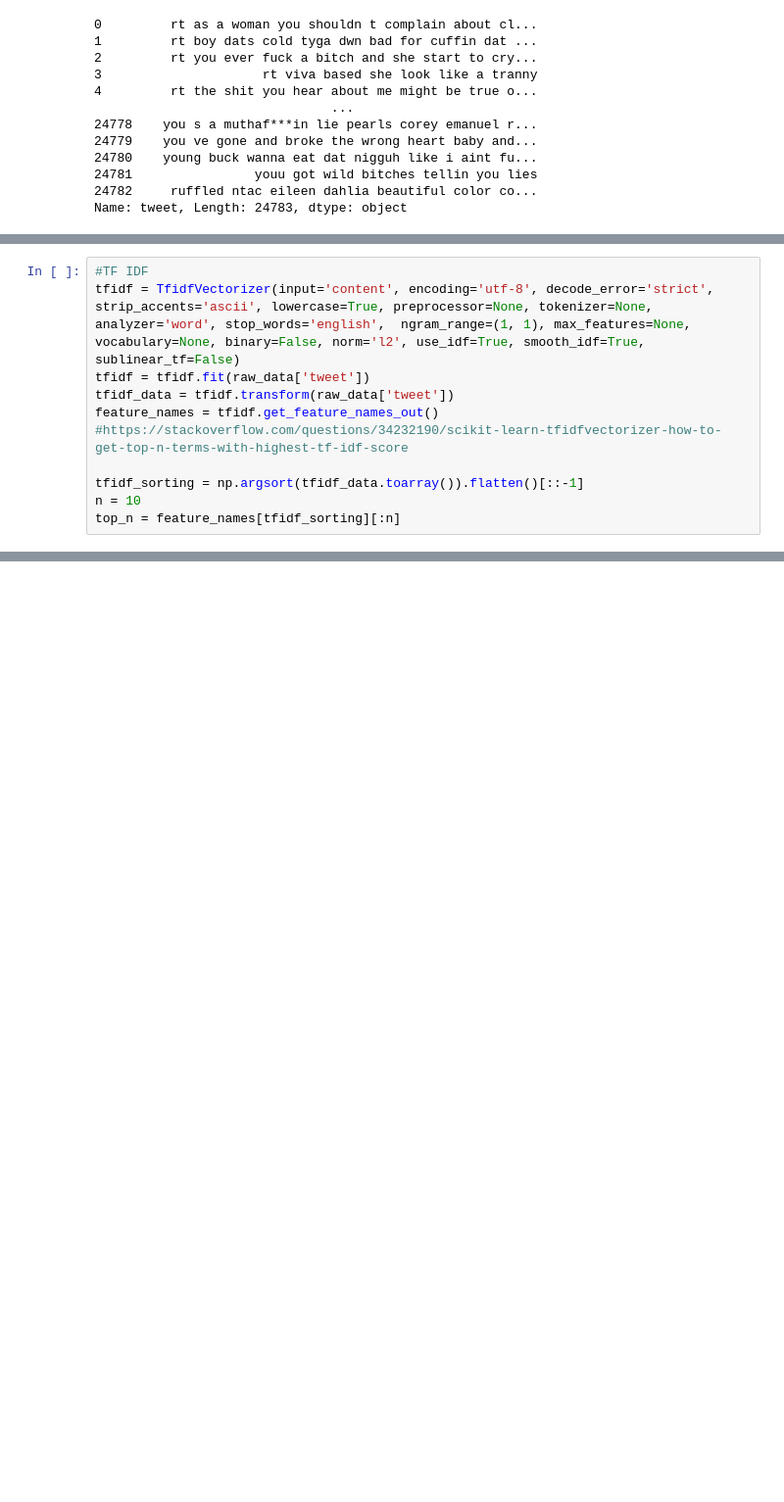
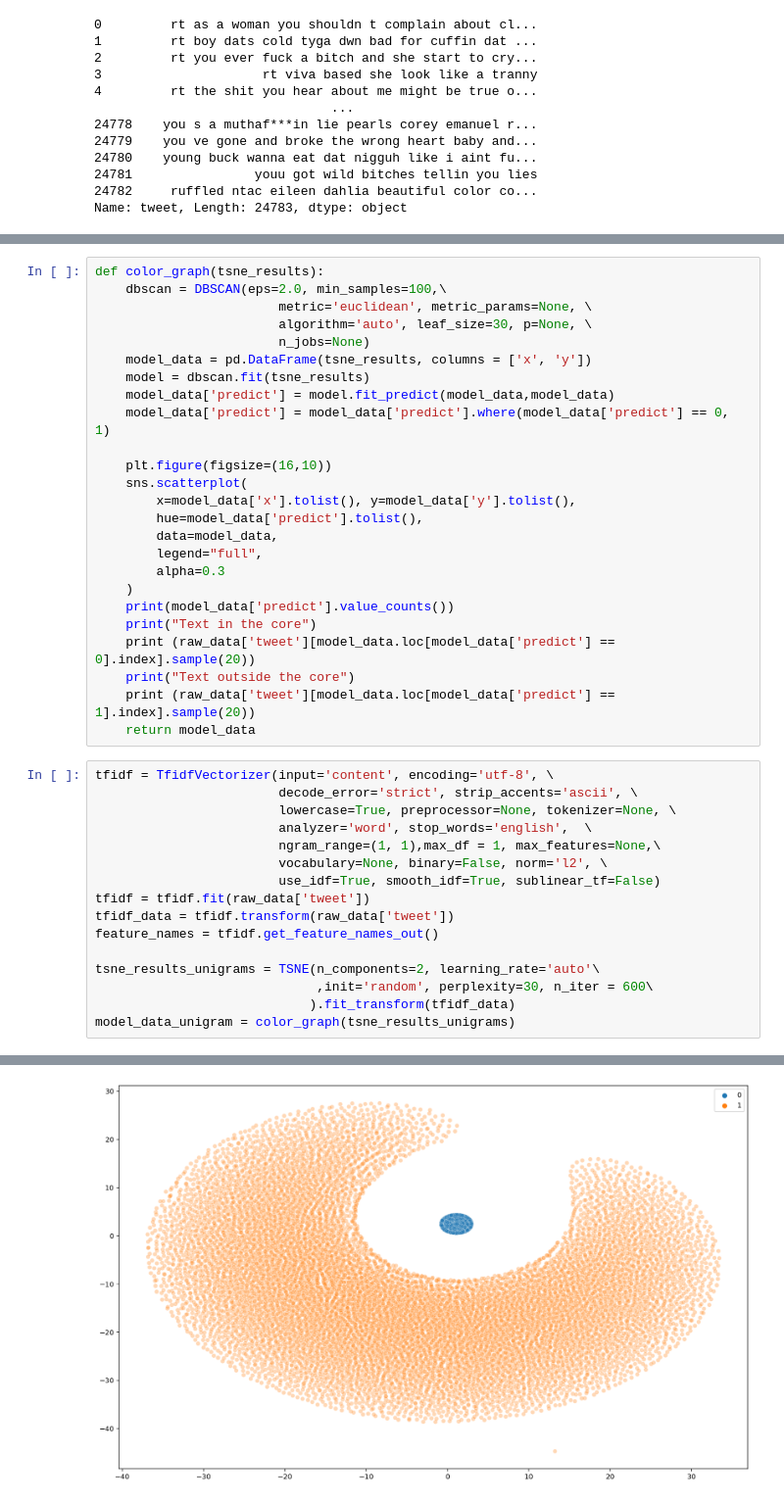
Before and after one commit to isaac1987a/Unsupervised-Learning-Final, a Jupyter notebook: Hate Speach Detection.ipynb, the cells around one changed output, grey strips where cells are left out. Shown at 98% size. Cells and saved outputs as stored; diff of their text form; blank space fills up the shorter version.

```diff
--- a/Hate Speach Detection.ipynb
+++ b/Hate Speach Detection.ipynb
@@ -160,11 +187,42 @@ I chose to use TF-IDF for my bagging procedure.  I am testing using unigrams sin
+# %%
+def color_graph(tsne_results):
+    dbscan = DBSCAN(eps=2.0, min_samples=100,\
+                        metric='euclidean', metric_params=None, \
+                        algorithm='auto', leaf_size=30, p=None, \
+                        n_jobs=None)
+    model_data = pd.DataFrame(tsne_results, columns = ['x', 'y'])
+    model = dbscan.fit(tsne_results)
+    model_data['predict'] = model.fit_predict(model_data,model_data)
+    model_data['predict'] = model_data['predict'].where(model_data['predict'] == 0, 1)
+
+    plt.figure(figsize=(16,10))
+    sns.scatterplot(
+        x=model_data['x'].tolist(), y=model_data['y'].tolist(),
+        hue=model_data['predict'].tolist(),
+        data=model_data,
+        legend="full",
+        alpha=0.3
+    )
+    print(model_data['predict'].value_counts())
+    print("Text in the core")
+    print (raw_data['tweet'][model_data.loc[model_data['predict'] == 0].index].sample(20))
+    print("Text outside the core")
+    print (raw_data['tweet'][model_data.loc[model_data['predict'] == 1].index].sample(20))
+    return model_data
 # %%
-#TF IDF
-tfidf = TfidfVectorizer(input='content', encoding='utf-8', decode_error='strict', strip_accents='ascii', lowercase=True, preprocessor=None, tokenizer=None, analyzer='word', stop_words='english',  ngram_range=(1, 1), max_features=None, vocabulary=None, binary=False, norm='l2', use_idf=True, smooth_idf=True, sublinear_tf=False)
+tfidf = TfidfVectorizer(input='content', encoding='utf-8', \
+                        decode_error='strict', strip_accents='ascii', \
+                        lowercase=True, preprocessor=None, tokenizer=None, \
+                        analyzer='word', stop_words='english',  \
+                        ngram_range=(1, 1),max_df = 1, max_features=None,\
+                        vocabulary=None, binary=False, norm='l2', \
+                        use_idf=True, smooth_idf=True, sublinear_tf=False)
 tfidf = tfidf.fit(raw_data['tweet'])
 tfidf_data = tfidf.transform(raw_data['tweet'])
 feature_names = tfidf.get_feature_names_out()
-#https://stackoverflow.com/questions/34232190/scikit-learn-tfidfvectorizer-how-to-get-top-n-terms-with-highest-tf-idf-score
 
-tfidf_sorting = np.argsort(tfidf_data.toarray()).flatten()[::-1]
-n = 10
-top_n = feature_names[tfidf_sorting][:n]
+tsne_results_unigrams = TSNE(n_components=2, learning_rate='auto'\
+                             ,init='random', perplexity=30, n_iter = 600\
+                            ).fit_transform(tfidf_data)
+model_data_unigram = color_graph(tsne_results_unigrams)
+# %% [output]
@@ -170,0 +246 @@ top_n = feature_names[tfidf_sorting][:n]
+[figure, added]
```
Also changed, not shown: parts of 10 cells of this notebook.
